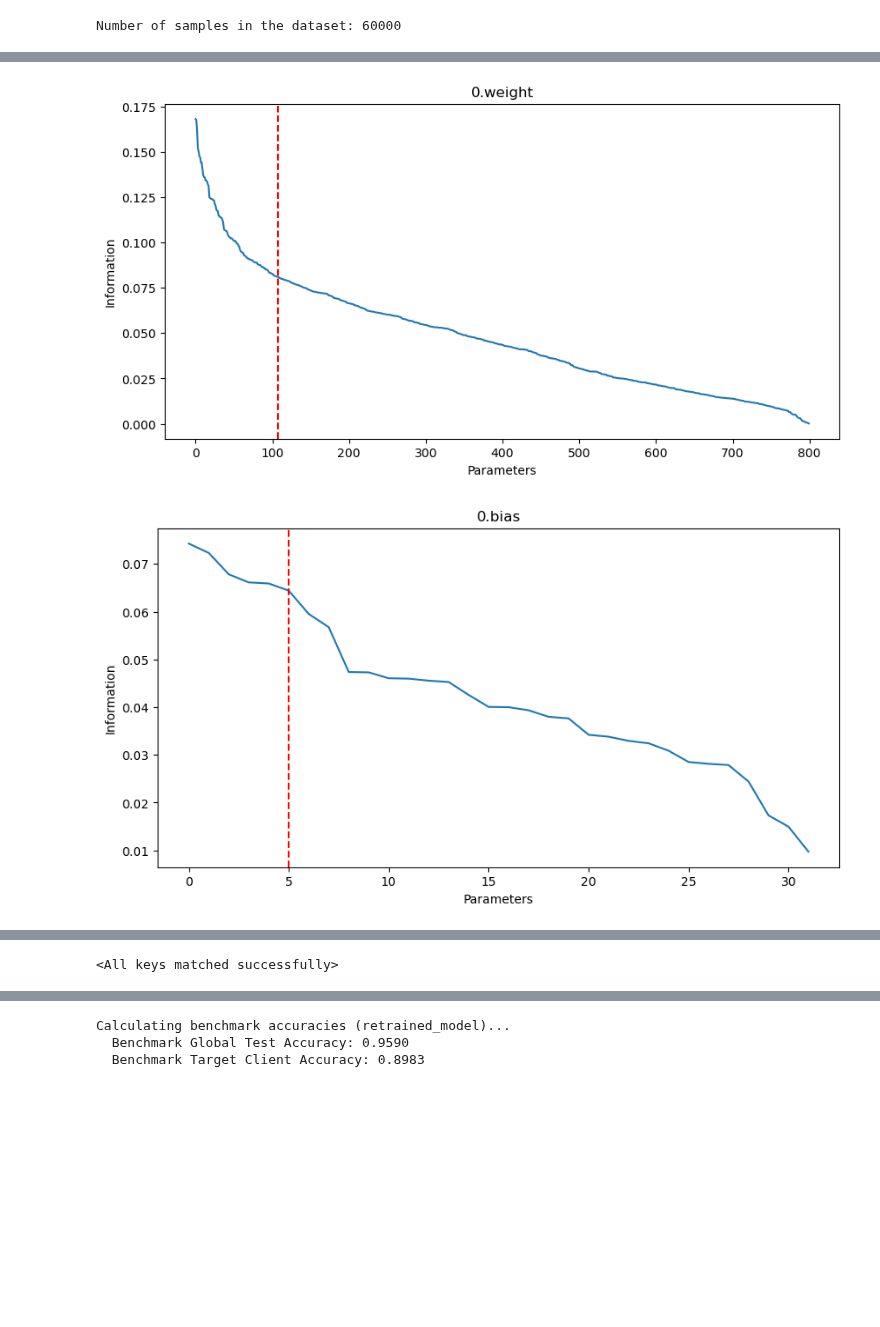
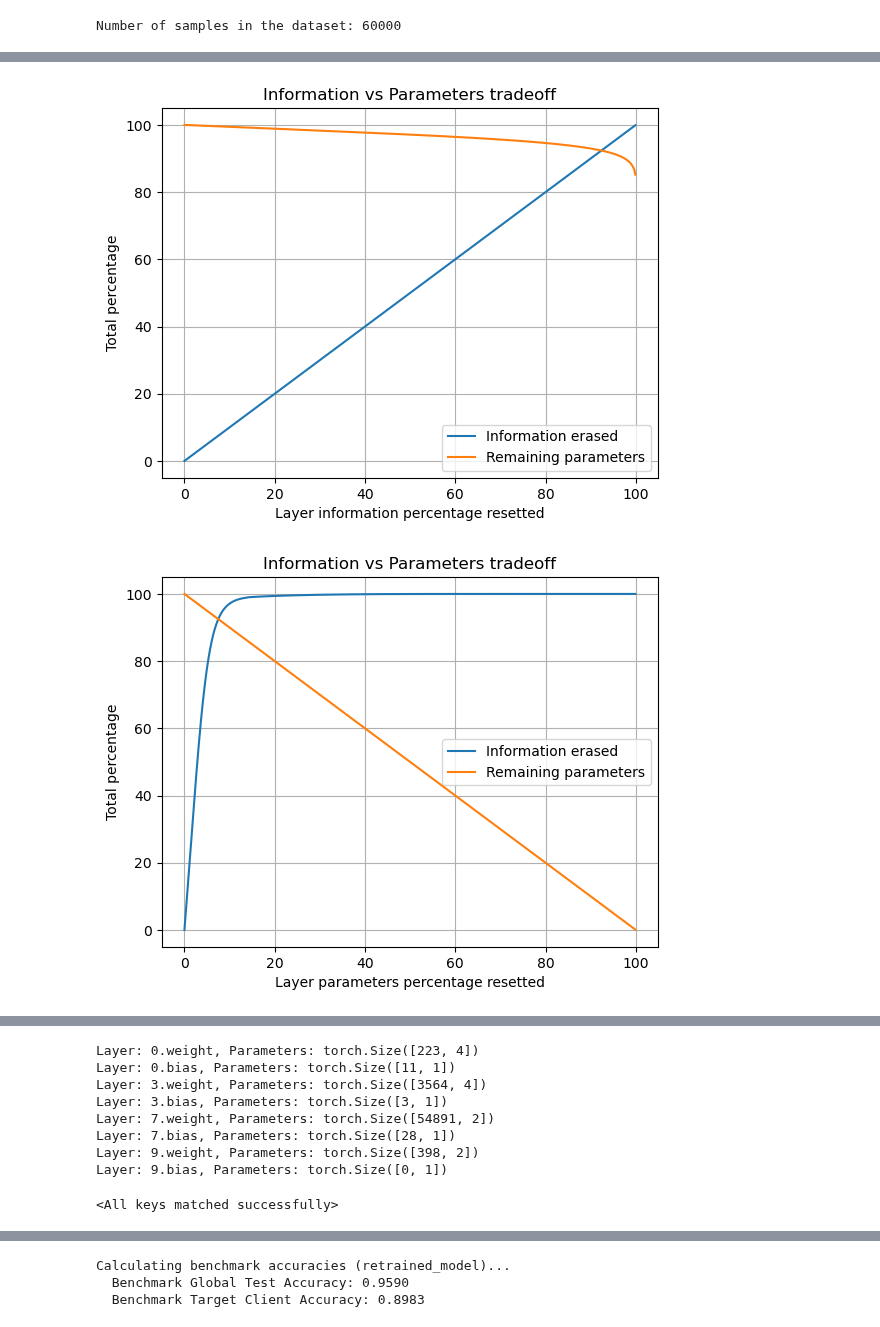
Before and after one commit to lorenzomanini/FedUnlearn-PE, a Jupyter notebook: vision_unlearn.ipynb, the cells around one changed output, grey strips where cells are left out. Cells and saved outputs as stored; diff of their text form; code cells hidden in the pictures; blank space fills up the shorter version.

```diff
--- a/vision_unlearn.ipynb
+++ b/vision_unlearn.ipynb
@@ -229,14 +314,17 @@ model = FLNet()
 model_benchmark = FLNet()
 loss_fn = nn.CrossEntropyLoss()
 
-if TRAIN:
+if not LOAD_MODELS:
+    assert not os.path.exists(trained_model_path), f"Model already exists at {trained_model_path}."
+    assert not os.path.exists(benchmark_model_path), f"Model already exists at {benchmark_model_path}."
+
     model=trainer(model, loss_fn, client_dataloaders, epochs=10)
-    save_model_with_unique_name(model, save_path)
+    torch.save(model.state_dict(), trained_model_path)
     model_benchmark=trainer(model_benchmark, loss_fn, benchmark_dataloaders, epochs=10)
-    save_model_with_unique_name(model_benchmark, save_benchmark_path)
+    torch.save(model_benchmark.state_dict(), benchmark_model_path)
 
 else:
-    model.load_state_dict(torch.load(load_path, weights_only=True))
-    model_benchmark.load_state_dict(torch.load(load_benchmark_path, weights_only=True))
+    model.load_state_dict(torch.load(trained_model_path, weights_only=True))
+    model_benchmark.load_state_dict(torch.load(benchmark_model_path, weights_only=True))
 # %% [output]
 cuda
@@ -247,23 +347,37 @@ KeyboardInterrupt:
 # %%
-if COMPUTE_INFO:
-    from fisherunlearn import compute_informations, compute_client_information
+from fisherunlearn import compute_informations
 
-    informations = compute_informations(model, loss_fn, client_dataloaders)
+if not LOAD_INFORMATIONS:
+    assert not os.path.exists(informations_path), f"Informations already exists at {informations_path}."
 
-    with open('cached/informations.pkl', 'wb') as f:
+    informations = compute_informations(model, loss_fn, client_dataloaders, use_converter=True)
+
+    with open(informations_path, 'wb') as f:
             pickle.dump(informations, f)
 else:
-    with open('cached/informations.pkl', 'rb') as f:
+    with open(informations_path, 'rb') as f:
         informations = pickle.load(f)
 # %%
-from fisherunlearn import find_informative_params, reset_parameters
+from fisherunlearn import find_informative_params, reset_parameters, plot_information_parameters_tradeoff
 
 info=informations[target_client]
-#informative_params = find_informative_params(info, method='parameters', percentage=10, graph=False)
-informative_params = find_informative_params(info, method='information', percentage=30, graph=True)
+
+whitelist = []
+for name in info.keys():
+    if "weight" in name:
+        whitelist.append(name)
+
+plot_information_parameters_tradeoff(info, method='information')
+plot_information_parameters_tradeoff(info, method='parameters')
+informative_params = find_informative_params(info, method='information', percentage=60, graph=True)
+
+for name, params in informative_params.items():
+    print(f"Layer: {name}, Parameters: {params.shape}")  # Print first 5 values for brevity
+
 
 resetted_model = FLNet()
+
 resetted_model.load_state_dict(reset_parameters(model, informative_params), strict=False)
 # %% [output]
-[figure, old version]
+[figure, new version]
-[figure, old version]
+[figure, new version]
@@ -276,4 +392,12 @@ resetted_model.load_state_dict(reset_parameters(model, informative_params), stri
-<All keys matched successfully>
+Layer: 0.weight, Parameters: torch.Size([223, 4])
+Layer: 0.bias, Parameters: torch.Size([11, 1])
+Layer: 3.weight, Parameters: torch.Size([3564, 4])
+Layer: 3.bias, Parameters: torch.Size([3, 1])
+Layer: 7.weight, Parameters: torch.Size([54891, 2])
+Layer: 7.bias, Parameters: torch.Size([28, 1])
+Layer: 9.weight, Parameters: torch.Size([398, 2])
+Layer: 9.bias, Parameters: torch.Size([0, 1])
+<All keys matched successfully>
 # %%
 from fisherunlearn import UnlearnNet
 for name in informative_params.keys():
```
Also changed, not shown: parts of 16 cells of this notebook, 2 other files.
